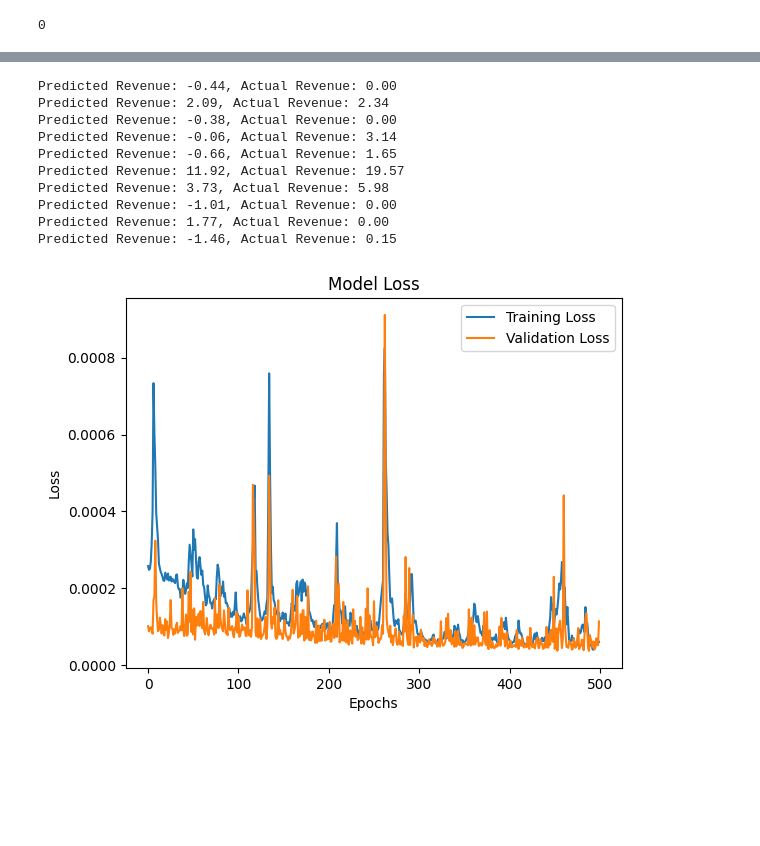
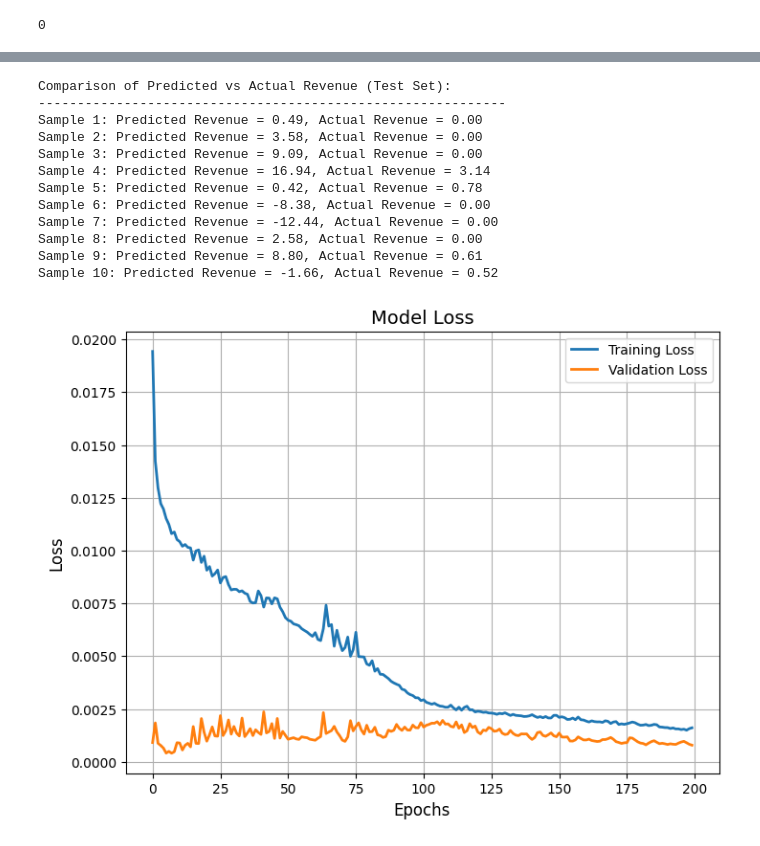
Before and after one commit to teakrcmar/KPI-predictions, a Jupyter notebook: prediction_ver2.ipynb, the cells around one changed output, grey strips where cells are left out. Drawn from its saved outputs; the diff is of its cells as text; code cells hidden in the pictures; blank space fills up the shorter version.

```diff
--- a/prediction_ver2.ipynb
+++ b/prediction_ver2.ipynb
@@ -212,8 +214,8 @@ Model: "sequential_8"
 history1 = model1.fit(
     X_train, y_train,
     validation_data=(X_val, y_val),
-    epochs=500,  # Increased epochs
-    batch_size=32,
+    epochs=200,  # Increased epochs
+    batch_size=64,
     verbose=1
 )
 
@@ -224,19 +226,19 @@ model1.save("gru_model_v2.h5")
 test_loss = model1.evaluate(X_test, y_test)
 print(f"Test Loss: {test_loss}")
 
-# Make predictions on the training data
-y_train_pred = model1.predict(X_train)
+# Make predictions on the test data
+y_test_pred = model1.predict(X_test)
 
 # Reverse scale the predictions
-padding = np.zeros((y_train_pred.shape[0], 1))  # Placeholder for one missing column
+padding = np.zeros((y_test_pred.shape[0], 1))  # Placeholder for one missing column
 
-# Combine features and predictions
-y_train_pred_combined = np.hstack((X_train[:, -1, :-1], y_train_pred, padding))
+# Combine features and predictions for reverse scaling
+y_test_pred_combined = np.hstack((X_test[:, -1, :-1], y_test_pred, padding))
 
 # Reverse scale the predictions to actual revenue
-y_train_pred_rescaled = scaler.inverse_transform(y_train_pred_combined)[:, -2]  # Extract 'revenue' column
+y_test_pred_rescaled = scaler.inverse_transform(y_test_pred_combined)[:, -2]  # Extract 'revenue' column
 
 # Reverse scale the actual revenue
-y_train_actual_combined = np.hstack((X_train[:, -1, :-1], y_train.reshape(-1, 1), padding))
-y_train_actual_rescaled = scaler.inverse_transform(y_train_actual_combined)[:, -2]
+y_test_actual_combined = np.hstack((X_test[:, -1, :-1], y_test.reshape(-1, 1), padding))
+y_test_actual_rescaled = scaler.inverse_transform(y_test_actual_combined)[:, -2]
 # %% [output]
@@ -264,28 +266,35 @@ Test Loss: 0.00012432750372681767
 # %%
 # Display the comparison for the first 10 samples
+print("Comparison of Predicted vs Actual Revenue (Test Set):")
+print("-" * 60)
 for i in range(10):  # First 10 samples
-    print(f"Predicted Revenue: {y_train_pred_rescaled[i]:.2f}, Actual Revenue: {y_train_actual_rescaled[i]:.2f}")
+    print(f"Sample {i+1}: Predicted Revenue = {y_test_pred_rescaled[i]:.2f}, "
+          f"Actual Revenue = {y_test_actual_rescaled[i]:.2f}")
 
 # Plot the training and validation loss
-plt.plot(history1.history['loss'])
-plt.plot(history1.history['val_loss'])
-plt.title('Model Loss')
-plt.xlabel('Epochs')
-plt.ylabel('Loss')
-plt.legend(['Training Loss', 'Validation Loss'], loc='upper right')
+plt.figure(figsize=(8, 6))  # Set figure size for better visuals
+plt.plot(history1.history['loss'], label='Training Loss', linewidth=2)
+plt.plot(history1.history['val_loss'], label='Validation Loss', linewidth=2)
+plt.title('Model Loss', fontsize=14)
+plt.xlabel('Epochs', fontsize=12)
+plt.ylabel('Loss', fontsize=12)
+plt.legend(loc='upper right', fontsize=10)
+plt.grid(True)  # Add grid for better readability
 plt.show()
 # %% [output]
-Predicted Revenue: -0.44, Actual Revenue: 0.00
-Predicted Revenue: 2.09, Actual Revenue: 2.34
-Predicted Revenue: -0.38, Actual Revenue: 0.00
-Predicted Revenue: -0.06, Actual Revenue: 3.14
-Predicted Revenue: -0.66, Actual Revenue: 1.65
-Predicted Revenue: 11.92, Actual Revenue: 19.57
-Predicted Revenue: 3.73, Actual Revenue: 5.98
-Predicted Revenue: -1.01, Actual Revenue: 0.00
-Predicted Revenue: 1.77, Actual Revenue: 0.00
-Predicted Revenue: -1.46, Actual Revenue: 0.15
+Comparison of Predicted vs Actual Revenue (Test Set):
+------------------------------------------------------------
+Sample 1: Predicted Revenue = 0.49, Actual Revenue = 0.00
+Sample 2: Predicted Revenue = 3.58, Actual Revenue = 0.00
+Sample 3: Predicted Revenue = 9.09, Actual Revenue = 0.00
+Sample 4: Predicted Revenue = 16.94, Actual Revenue = 3.14
+Sample 5: Predicted Revenue = 0.42, Actual Revenue = 0.78
+Sample 6: Predicted Revenue = -8.38, Actual Revenue = 0.00
+Sample 7: Predicted Revenue = -12.44, Actual Revenue = 0.00
+Sample 8: Predicted Revenue = 2.58, Actual Revenue = 0.00
+Sample 9: Predicted Revenue = 8.80, Actual Revenue = 0.61
+Sample 10: Predicted Revenue = -1.66, Actual Revenue = 0.52
-[figure, old version]
+[figure, new version]
 # %%
 # Print a summary of the model
 model1.summary()
```
Also changed, not shown: parts of 15 cells of this notebook.
